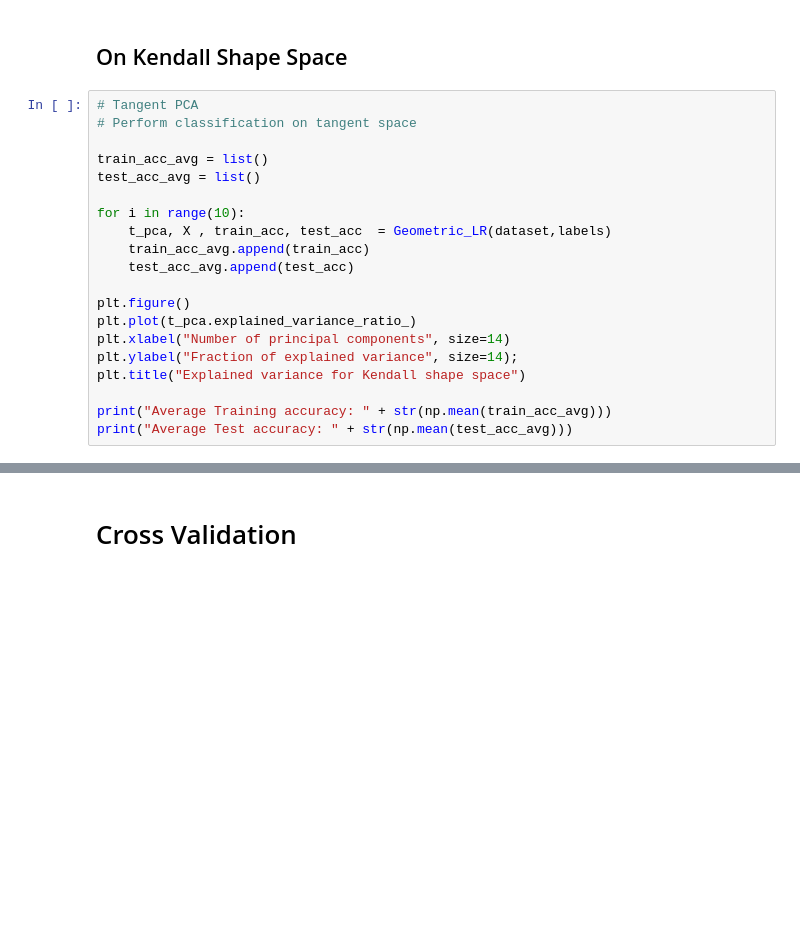
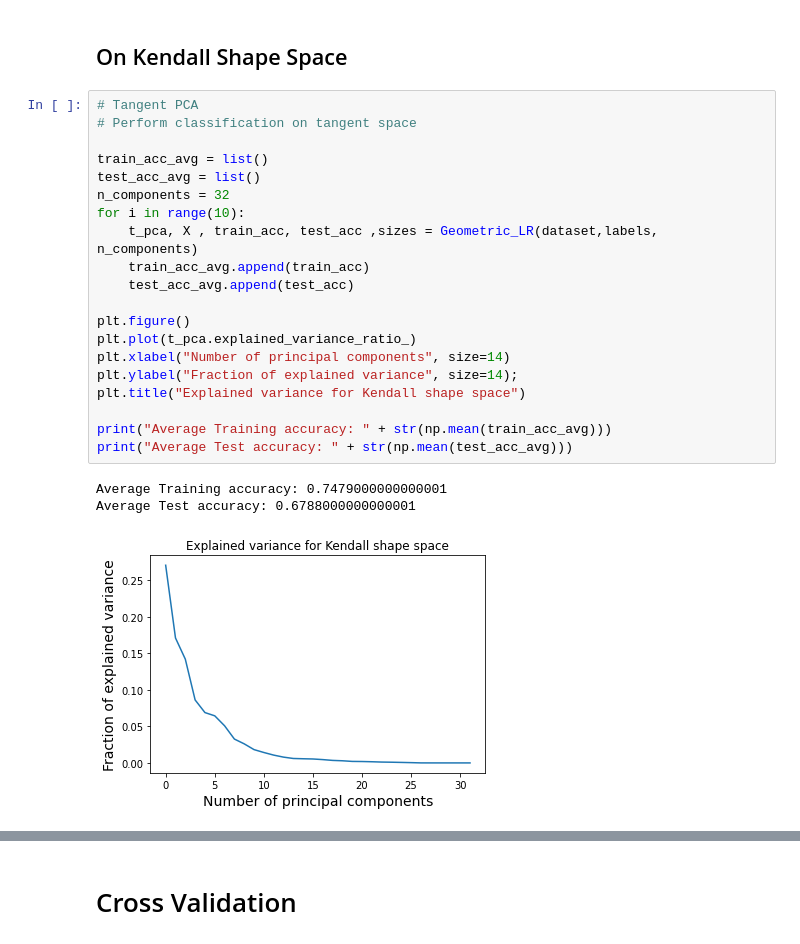
Before and after one commit to abhijithatreyat/geomstats_project, a Jupyter notebook: main.ipynb, the cells around one changed output, grey strips where cells are left out. Cells and saved outputs as stored; diff of their text form; blank space fills up the shorter version.

```diff
--- a/main.ipynb
+++ b/main.ipynb
@@ -134,23 +144,27 @@ plt.title(
 # %%
 # Tangent PCA
 # Perform classification on tangent space
 
 train_acc_avg = list()
 test_acc_avg = list()
-
+n_components = 32
 for i in range(10):
-    t_pca, X , train_acc, test_acc  = Geometric_LR(dataset,labels)
+    t_pca, X , train_acc, test_acc ,sizes = Geometric_LR(dataset,labels, n_components)
     train_acc_avg.append(train_acc)
     test_acc_avg.append(test_acc)
 
 plt.figure()
 plt.plot(t_pca.explained_variance_ratio_)
 plt.xlabel("Number of principal components", size=14)
 plt.ylabel("Fraction of explained variance", size=14);
 plt.title("Explained variance for Kendall shape space")
 
 print("Average Training accuracy: " + str(np.mean(train_acc_avg)))
 print("Average Test accuracy: " + str(np.mean(test_acc_avg)))
+# %% [output]
+Average Training accuracy: 0.7479000000000001
+Average Test accuracy: 0.6788000000000001
+[figure, added]
 # %%
 # Projection of First X Pricinple Tangent Components
 
```
Also changed, not shown: parts of 10 cells of this notebook.
